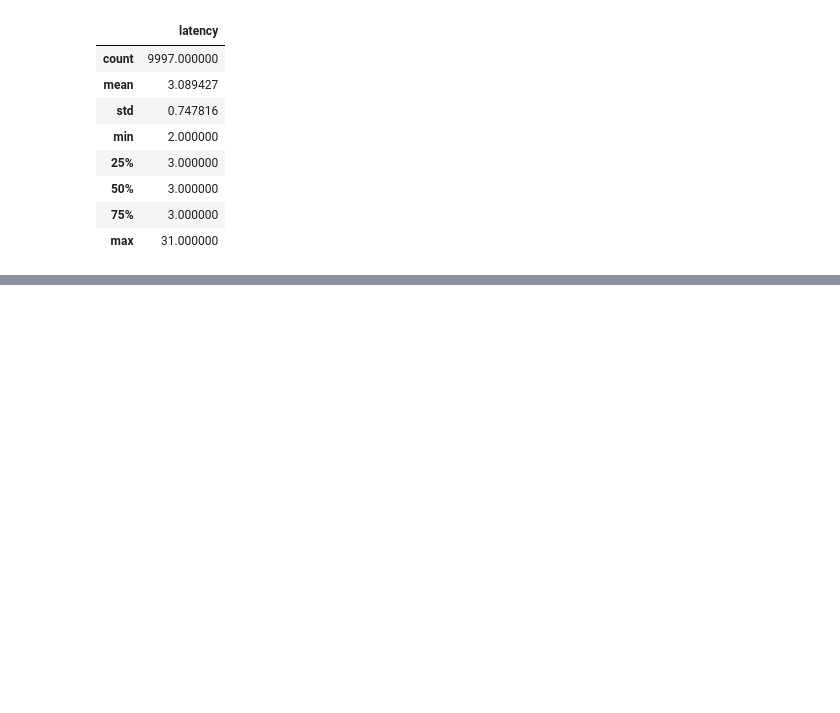
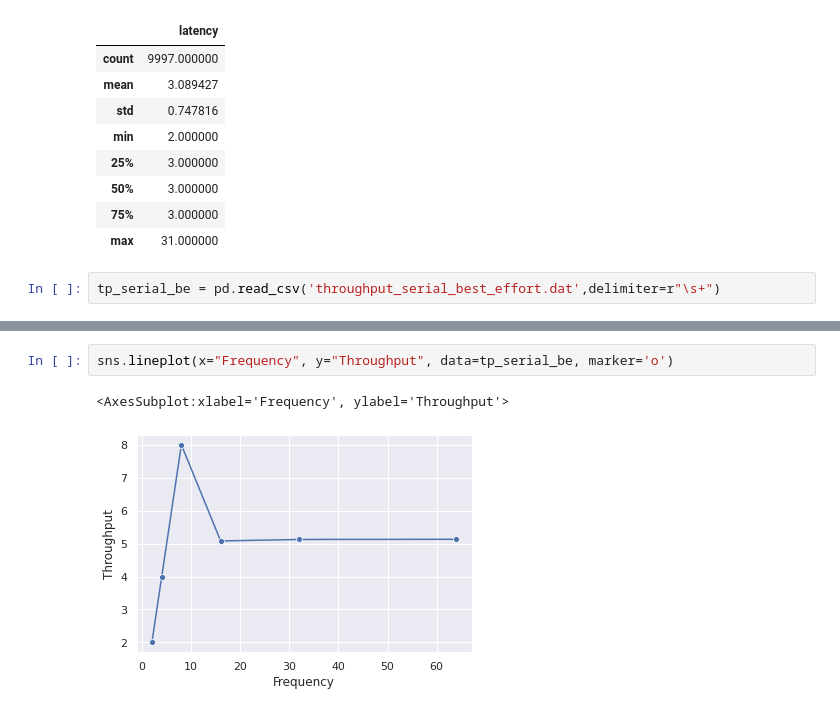
Before and after one commit to carloscastmar/rst_tfg, a Jupyter notebook: jupyter_notebook/plot_examples.ipynb, the cells around one changed output, grey strips where cells are left out. Drawn from its saved outputs; the diff is of its cells as text; blank space fills up the shorter version.

Commit message:
throughput plots

```diff
--- a/jupyter_notebook/plot_examples.ipynb
+++ b/jupyter_notebook/plot_examples.ipynb
@@ -122,3 +122,5 @@ latency_sbe.describe()
 | 50% | 3.000000 |
 | 75% | 3.000000 |
 | max | 31.000000 |
+# %%
+tp_serial_be = pd.read_csv('throughput_serial_best_effort.dat',delimiter=r"\s+")
@@ -124,0 +136,5 @@ latency_sbe.describe()
+# %%
+sns.lineplot(x="Frequency", y="Throughput", data=tp_serial_be, marker='o')
+# %% [output]
+<AxesSubplot:xlabel='Frequency', ylabel='Throughput'>
+[figure, added]
```
Also changed, not shown: parts of 1 cell of this notebook, 7 other files.
